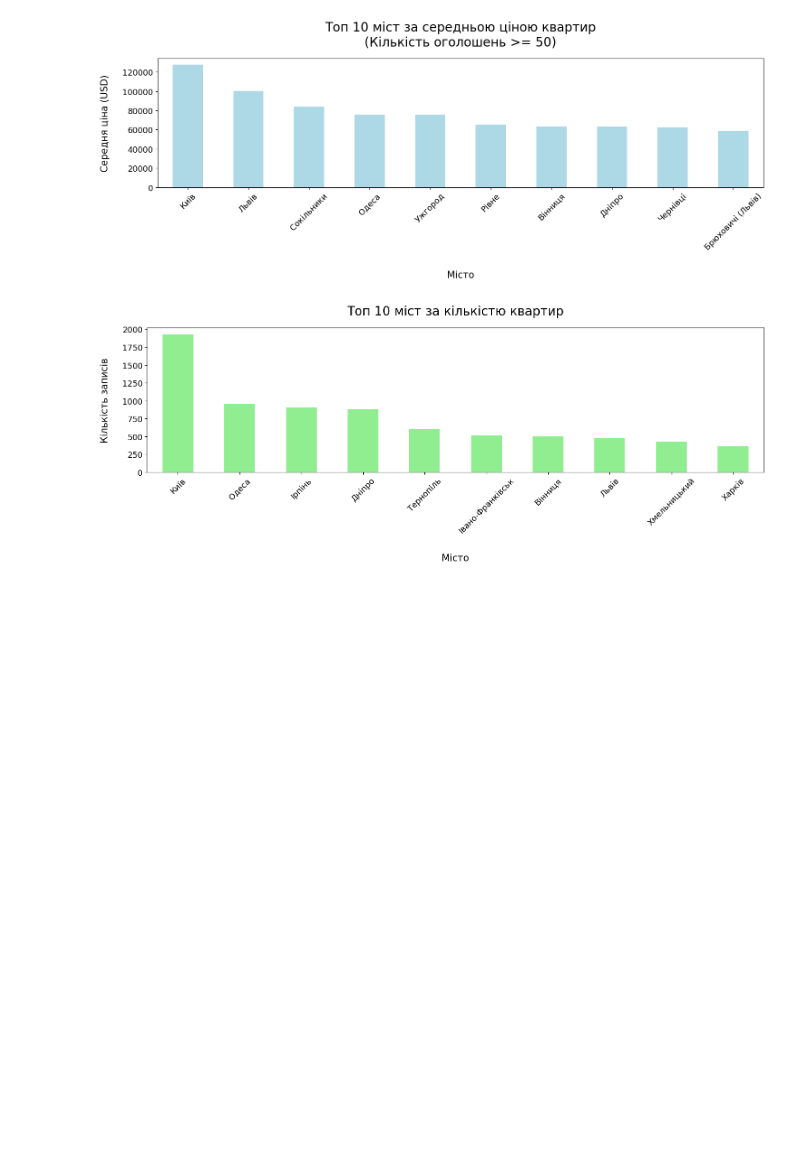
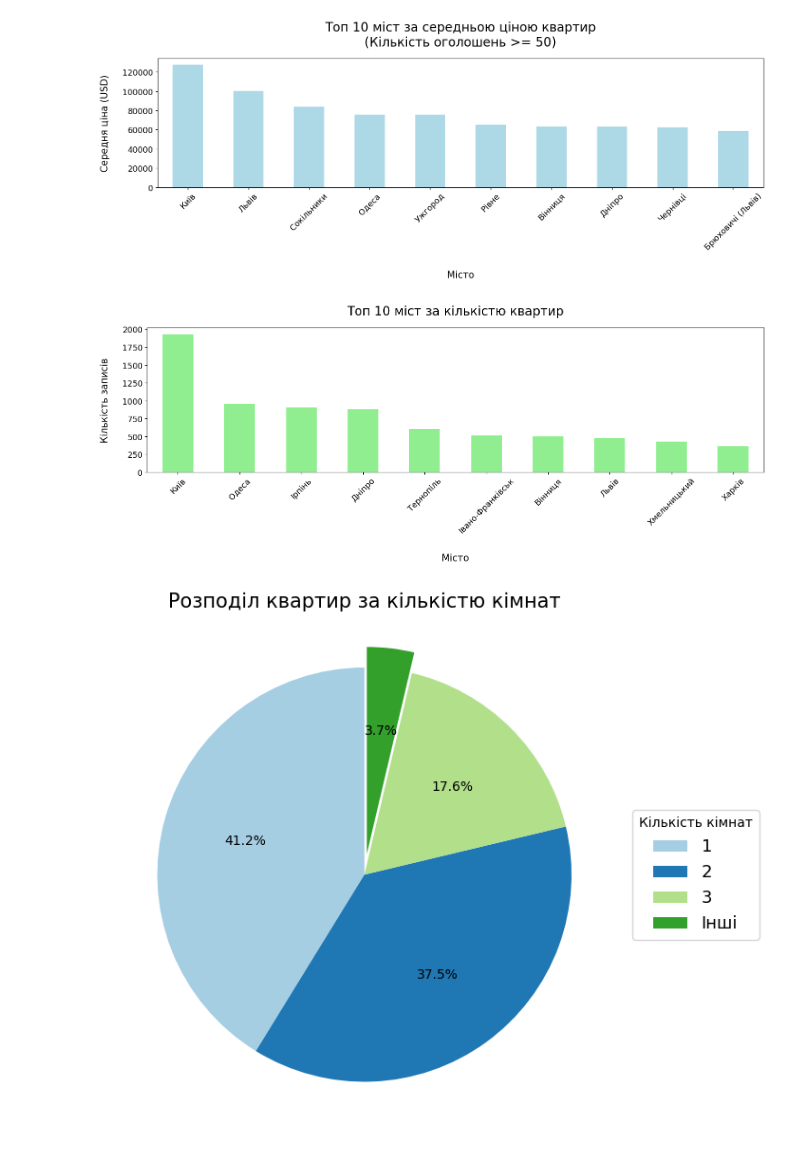
Before and after one commit to Ihor-MA/flats-data-analytics, a Jupyter notebook: visualization.ipynb, the cells around one changed output. Saved outputs shown, nothing was run; the diff lists cells and outputs as text; code cells hidden in the pictures; blank space fills up the shorter version.

Commit message:
Created graphic 'Розподiл квартир за кiлькiстю кiмнат'

```diff
--- a/visualization.ipynb
+++ b/visualization.ipynb
@@ -148,3 +148,26 @@ plt.tight_layout()
 plt.show()
 # %% [output]
 [figure]
+# %%
+room_counts = df['Num of rooms'].value_counts()
+
+threshold = 0.05
+
+small_categories = room_counts[room_counts / room_counts.sum() < threshold]
+other_value = small_categories.sum()
+
+room_counts = room_counts[room_counts / room_counts.sum() >= threshold]
+room_counts["Інші"] = other_value
+
+room_counts.index = [int(x) if x != "Інші" else x for x in room_counts.index]
+
+plt.figure(figsize=(10, 6))
+wedges, texts, autotexts = plt.pie(room_counts, autopct="%1.1f%%", startangle=90, colors=plt.cm.Paired.colors, explode=[0.1 if x == "Інші" else 0 for x in room_counts.index])
+
+plt.legend(wedges, room_counts.index, title="Кількість кімнат", loc="center left", bbox_to_anchor=(1, 0, 0.5, 1), fontsize=13)
+
+plt.title("Розподіл квартир за кількістю кімнат", fontsize=15)
+plt.tight_layout()
+plt.show()
+# %% [output]
+[figure, added]
```
